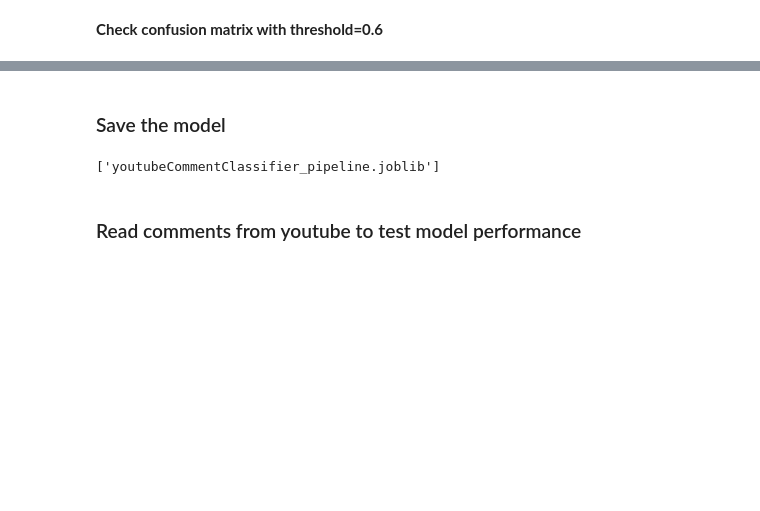
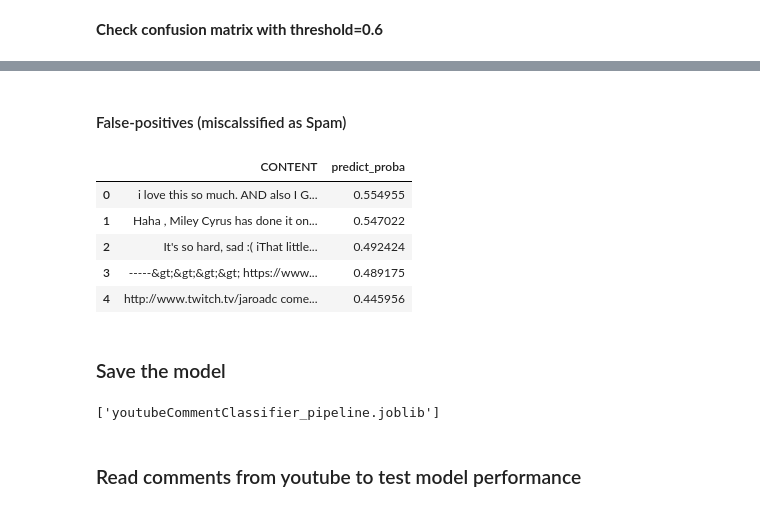
Before and after one commit to Preeti24/Youtube-comments, a Jupyter notebook: Machine Learning-Pipeline.ipynb, the cells around one changed output, grey strips where cells are left out. Saved outputs shown, nothing was run; the diff lists cells and outputs as text; code cells hidden in the pictures; blank space fills up the shorter version.

```diff
--- a/Machine Learning-Pipeline.ipynb
+++ b/Machine Learning-Pipeline.ipynb
@@ -339,3 +399,15 @@ print(classification_report(y_test,ah.predictNewThreshold(predict_proba,0.6)))
+# %% [markdown]
+#### False-positives (miscalssified as Spam)
+# %%
+misclassifiedSpam.loc[:,['CONTENT','predict_proba']].reset_index(drop=True).\
+drop_duplicates(subset=['CONTENT']).head()
+# %% [output]
+|  | CONTENT | predict_proba |
+| 0 | i love this so much. AND also I G... | 0.554955 |
+| 1 | Haha , Miley Cyrus has done it on... | 0.547022 |
+| 2 | It's so hard, sad :( iThat little... | 0.492424 |
+| 3 | -----&gt;&gt;&gt;&gt; https://www... | 0.489175 |
+| 4 | http://www.twitch.tv/jaroadc come... | 0.445956 |
 # %% [markdown]
 ### Save the model
 # %%
```
Also changed, not shown: parts of 35 cells of this notebook.
